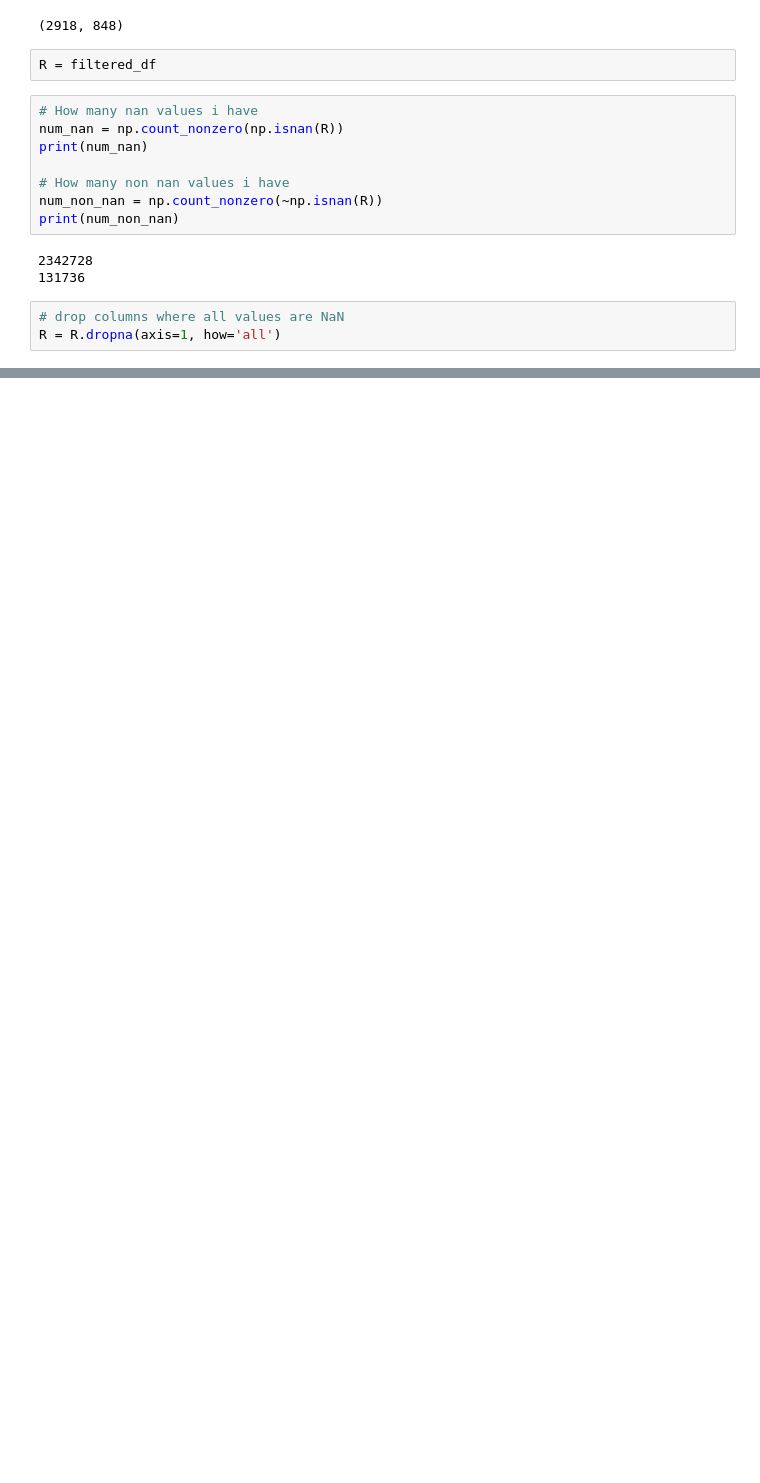
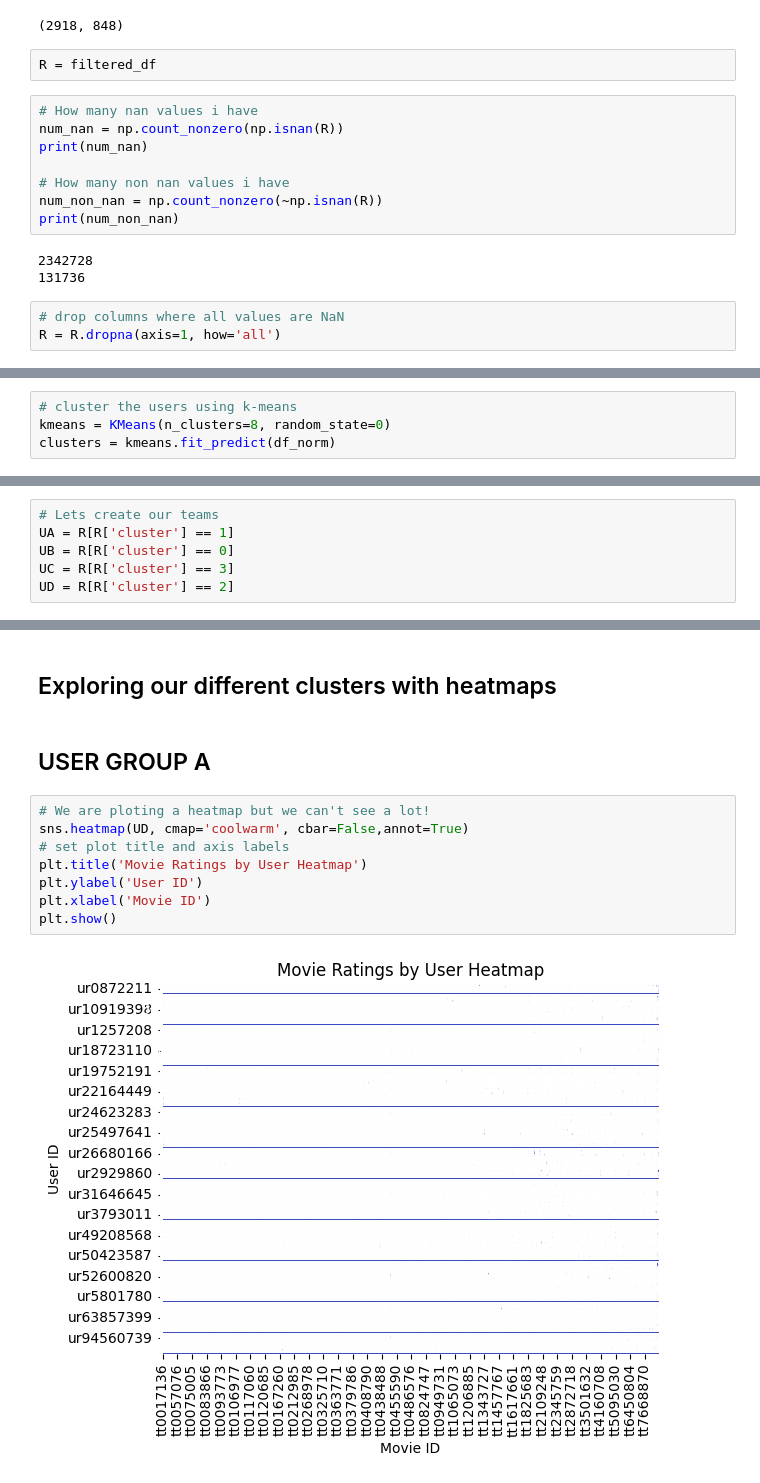
Before and after one commit to Panoskontos/Movie_reccomendation, a Jupyter notebook: main.ipynb, the cells around one changed output, grey strips where cells are left out. Saved outputs shown, nothing was run; the diff lists cells and outputs as text; blank space fills up the shorter version.

```diff
--- a/main.ipynb
+++ b/main.ipynb
@@ -285,0 +263,4 @@ Name: cluster, dtype: int64
+# %%
+# cluster the users using k-means
+kmeans = KMeans(n_clusters=8, random_state=0)
+clusters = kmeans.fit_predict(df_norm)
@@ -285,0 +299,6 @@ Name: cluster, dtype: int64
+# %%
+# Lets create our teams
+UA = R[R['cluster'] == 1]
+UB = R[R['cluster'] == 0]
+UC = R[R['cluster'] == 3]
+UD = R[R['cluster'] == 2]
@@ -285,0 +329,14 @@ Name: cluster, dtype: int64
+# %% [markdown]
+## Exploring our different clusters with heatmaps
+# %% [markdown]
+## USER GROUP A
+# %%
+# We are ploting a heatmap but we can't see a lot!
+sns.heatmap(UD, cmap='coolwarm', cbar=False,annot=True)
+# set plot title and axis labels
+plt.title('Movie Ratings by User Heatmap')
+plt.ylabel('User ID')
+plt.xlabel('Movie ID')
+plt.show()
+# %% [output]
+[figure, added]
```
Also changed, not shown: parts of 18 cells of this notebook.
